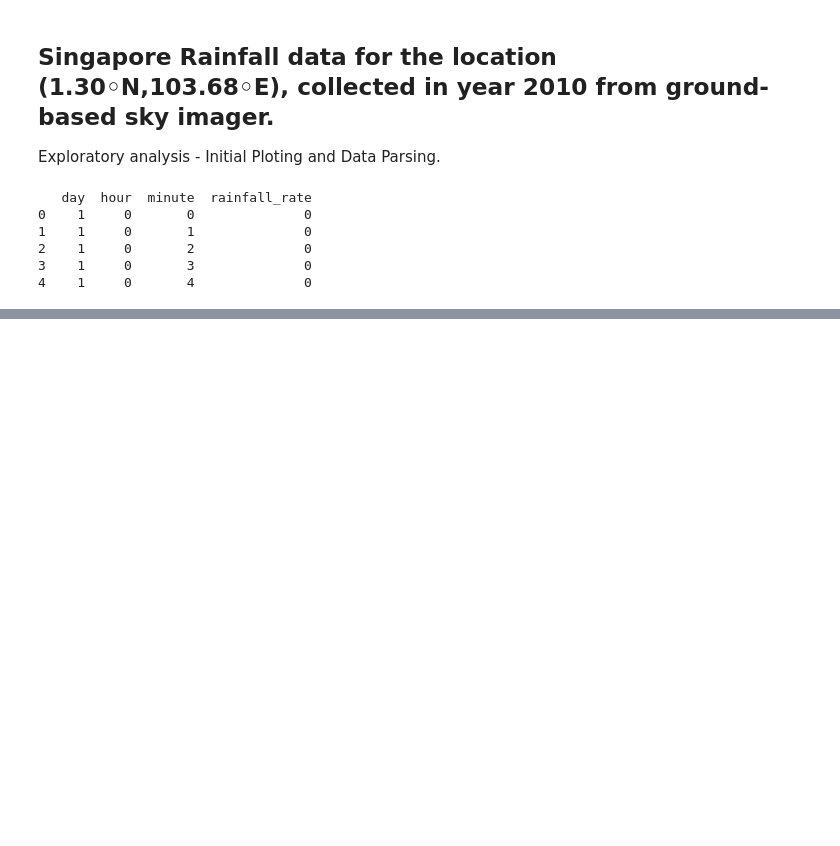
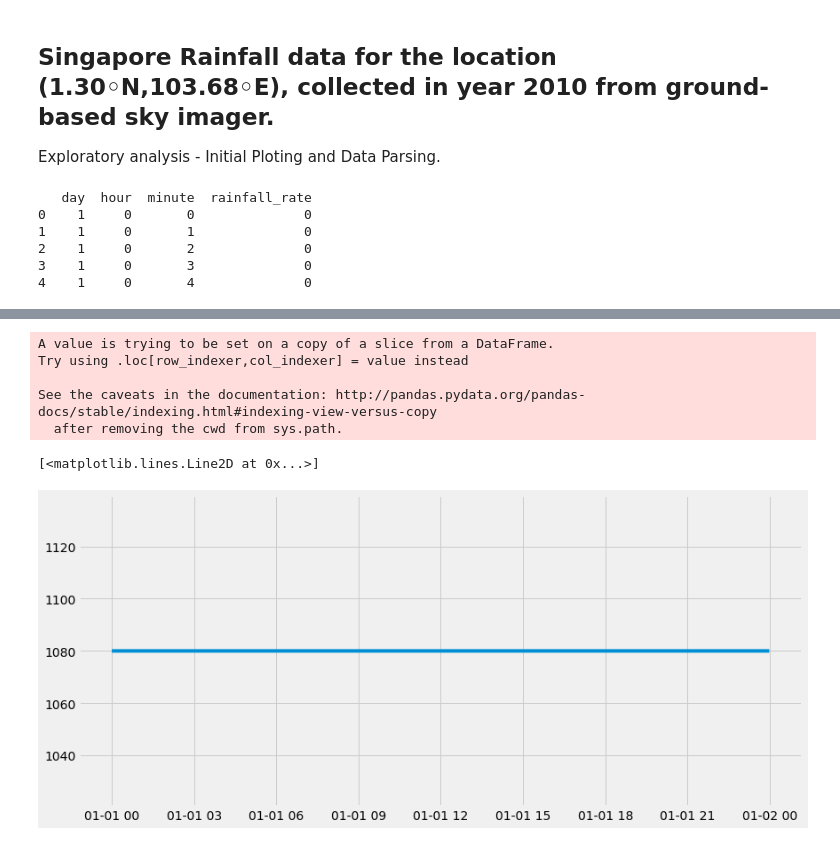
Before and after one commit to dsaharia/PRAT-Rainfall, a Jupyter notebook: imager-rainfall/Singapore_2010.ipynb, the cells around one changed output, grey strips where cells are left out. Saved outputs shown, nothing was run; the diff lists cells and outputs as text; code cells hidden in the pictures; blank space fills up the shorter version.

```diff
--- a/imager-rainfall/Singapore_2010.ipynb
+++ b/imager-rainfall/Singapore_2010.ipynb
@@ -83,0 +59,14 @@ Text(0, 0.5, 'Rainfall Rate')
+# %%
+# Experimental code for making timestamp x-axis
+g = dataframe.groupby([dataframe.index.month, dataframe.index.day])
+january = g.get_group((1,1))
+january['rate'] = january['rainfall_rate'].sum()
+plt.plot(january.index, january['rate'])
+# %% [output]
+A value is trying to be set on a copy of a slice from a DataFrame.
+Try using .loc[row_indexer,col_indexer] = value instead
+
+See the caveats in the documentation: http://pandas.pydata.org/pandas-docs/stable/indexing.html#indexing-view-versus-copy
+  after removing the cwd from sys.path.
+[<matplotlib.lines.Line2D at 0x...>]
+[figure, added]
```
Also changed, not shown: parts of 14 cells of this notebook.
